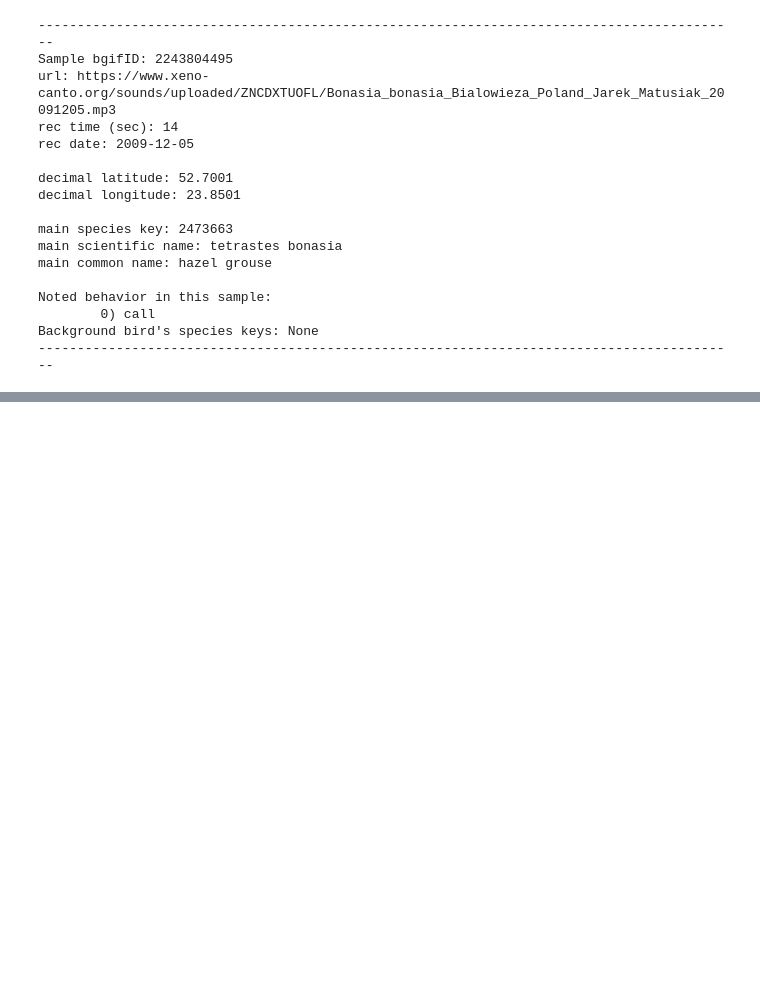
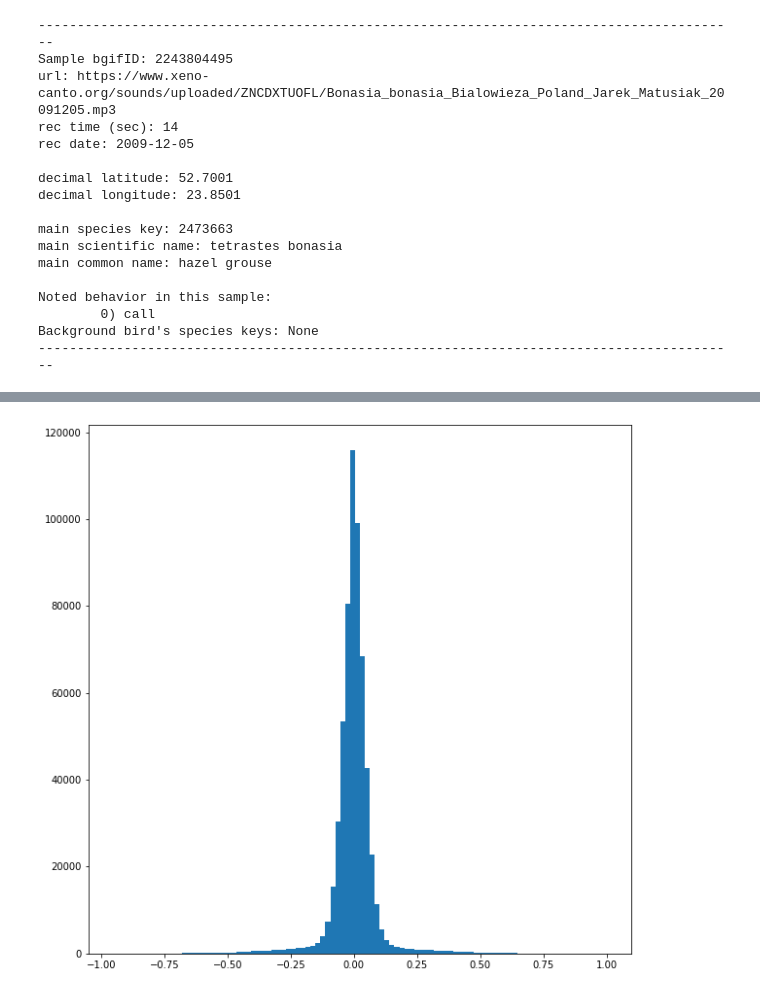
Before and after one commit to AlxSp/songbird, a Jupyter notebook: chris_inspecting.ipynb, the cells around one changed output, grey strips where cells are left out. Drawn from its saved outputs; the diff is of its cells as text; code cells hidden in the pictures; blank space fills up the shorter version.

```diff
--- a/chris_inspecting.ipynb
+++ b/chris_inspecting.ipynb
@@ -194,0 +231,5 @@ sample1, _ = load_audio_sample(raw_names[0])
+# %%
+plt.figure(figsize = (10,10))
+plt.hist(adjusted_sample1, bins = 100);
+# %% [output]
+[figure, added]
```
Also changed, not shown: parts of 16 cells of this notebook.
